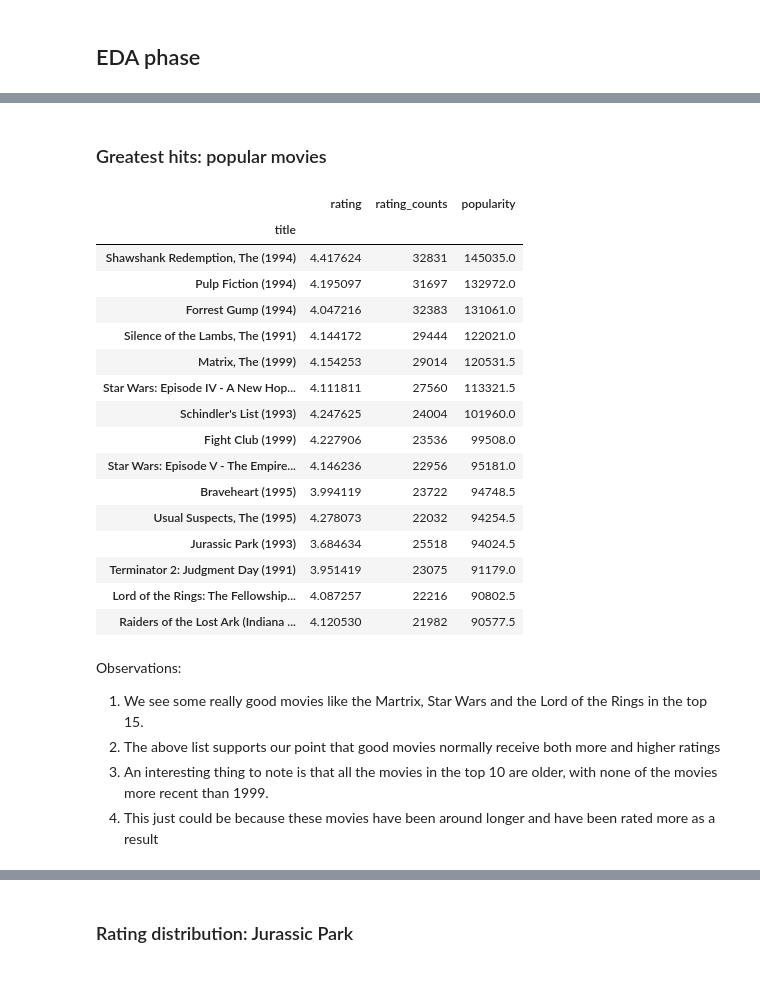
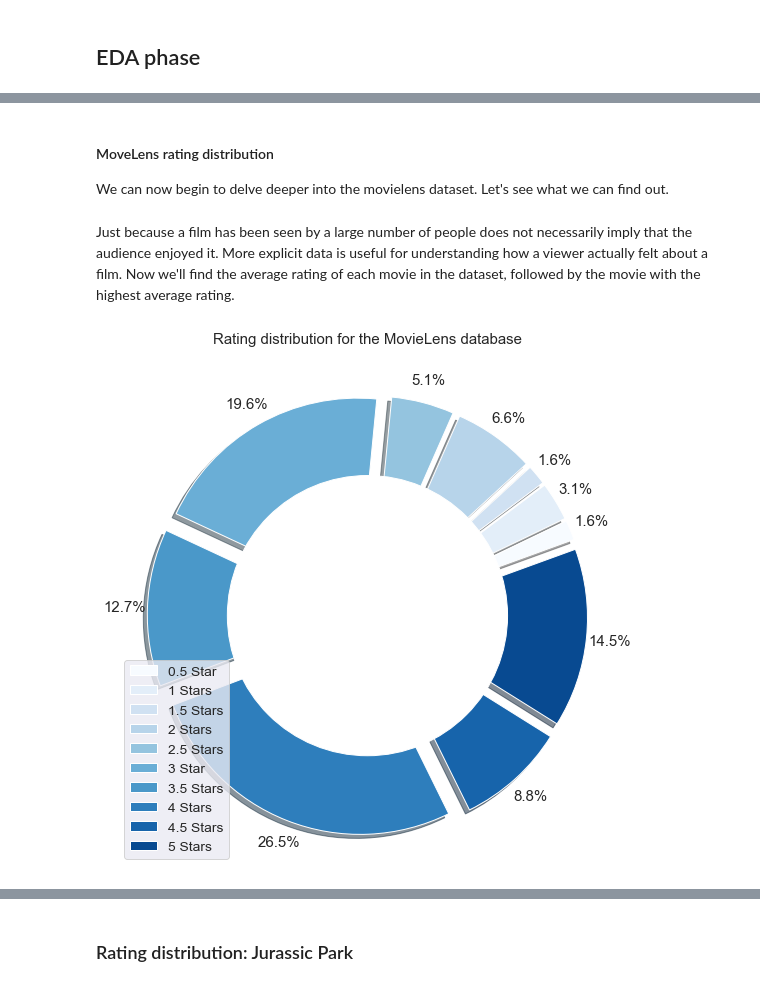
Before and after one commit to MaureenMbugua/Unsupervised-Predict-Team-ES2, a Jupyter notebook: base_model_1.ipynb, the cells around one changed output, grey strips where cells are left out. Saved outputs shown, nothing was run; the diff lists cells and outputs as text; code cells hidden in the pictures.

```diff
--- a/base_model_1.ipynb
+++ b/base_model_1.ipynb
@@ -290,31 +518,48 @@ Observations:
-# %% [markdown]
-### Greatest hits: popular movies
-# %%
-# Extract and display the 10 most popular films in the dataset
-ratings_mean_count = ratings_mean_count.sort_values(by='popularity', ascending=False).head(15)
-ratings_mean_count.head(15)
-# %% [output]
-|  | rating | rating_counts | popularity |
-| title |  |  |  |
-| Shawshank Redemption, The (1994) | 4.417624 | 32831 | 145035.0 |
-| Pulp Fiction (1994) | 4.195097 | 31697 | 132972.0 |
-| Forrest Gump (1994) | 4.047216 | 32383 | 131061.0 |
-| Silence of the Lambs, The (1991) | 4.144172 | 29444 | 122021.0 |
-| Matrix, The (1999) | 4.154253 | 29014 | 120531.5 |
-| Star Wars: Episode IV - A New Hop... | 4.111811 | 27560 | 113321.5 |
-| Schindler's List (1993) | 4.247625 | 24004 | 101960.0 |
-| Fight Club (1999) | 4.227906 | 23536 | 99508.0 |
-| Star Wars: Episode V - The Empire... | 4.146236 | 22956 | 95181.0 |
-| Braveheart (1995) | 3.994119 | 23722 | 94748.5 |
-| Usual Suspects, The (1995) | 4.278073 | 22032 | 94254.5 |
-| Jurassic Park (1993) | 3.684634 | 25518 | 94024.5 |
-| Terminator 2: Judgment Day (1991) | 3.951419 | 23075 | 91179.0 |
-| Lord of the Rings: The Fellowship... | 4.087257 | 22216 | 90802.5 |
-| Raiders of the Lost Ark (Indiana ... | 4.120530 | 21982 | 90577.5 |
-# %% [markdown]
-Observations:
-
-1. We see some really good movies like the Martrix, Star Wars and the Lord of the Rings in the top 15.
-2. The above list supports our point that good movies normally receive both more and higher ratings
-3. An interesting thing to note is that all the movies in the top 10 are older, with none of the movies more recent than 1999.
-4. This just could be because these movies have been around longer and have been rated more as a result
+# %% [markdown]
+#### MoveLens rating distribution
+
+We can now begin to delve deeper into the movielens dataset. Let's see what we can find out.
+# %% [markdown]
+Just because a film has been seen by a large number of people does not necessarily imply that the audience enjoyed it. More explicit data is useful for understanding how a viewer actually felt about a film. Now we'll find the average rating of each movie in the dataset, followed by the movie with the highest average rating.
+# %%
+# Merge train with movies to join movie titles and ratings
+ratings = train.merge(movies, on='movieId', how='inner')
+ratings2 = train.merge(movies, on='movieId', how='inner')
+ratings.drop('timestamp', axis=1, inplace=True)
+
+
+# Count how many ratings are in each category (1 star, 2 star, ect)
+grouped = pd.DataFrame(ratings.groupby(['rating'])['title'].count())
+grouped.rename(columns={'title':'rating_count'}, inplace=True)
+
+# Creating plots
+fig = plt.figure(figsize=(15,15))
+ax = fig.add_subplot(122)
+
+# Create colour palette
+labels = ['0.5 Star', '1 Stars', '1.5 Stars', '2 Stars', '2.5 Stars', '3 Star', '3.5 Stars', '4 Stars', '4.5 Stars', '5 Stars']
+theme = plt.get_cmap('Blues')
+ax.set_prop_cycle("color", [theme(1. * i / len(labels))
+                                 for i in range(len(labels))])
+sns.set(font_scale=1.25)
+
+# Create pie chart
+pie = ax.pie(grouped['rating_count'],
+                 autopct='%1.1f%%',
+                 shadow=True,
+                 startangle=20,
+                 pctdistance=1.115,
+                 explode=(0.1, 0.1, 0.1, 0.1, 0.1, 0.1, 0.1, 0.1, 0.1, 0.1))
+
+# Turn pie chart into a donut chart
+centre_circle = plt.Circle((0,0),0.70,fc='white')
+fig = plt.gcf()
+fig.gca().add_artist(centre_circle)
+
+# Display donut plot with legend
+plt.legend(pie[0], labels, loc="lower left")
+ax.set_title('Rating distribution for the MovieLens database\n', fontsize=15)
+plt.tight_layout()
+plt.show()
+# %% [output]
+[figure, added]
```
Also changed, not shown: parts of 211 cells of this notebook.
